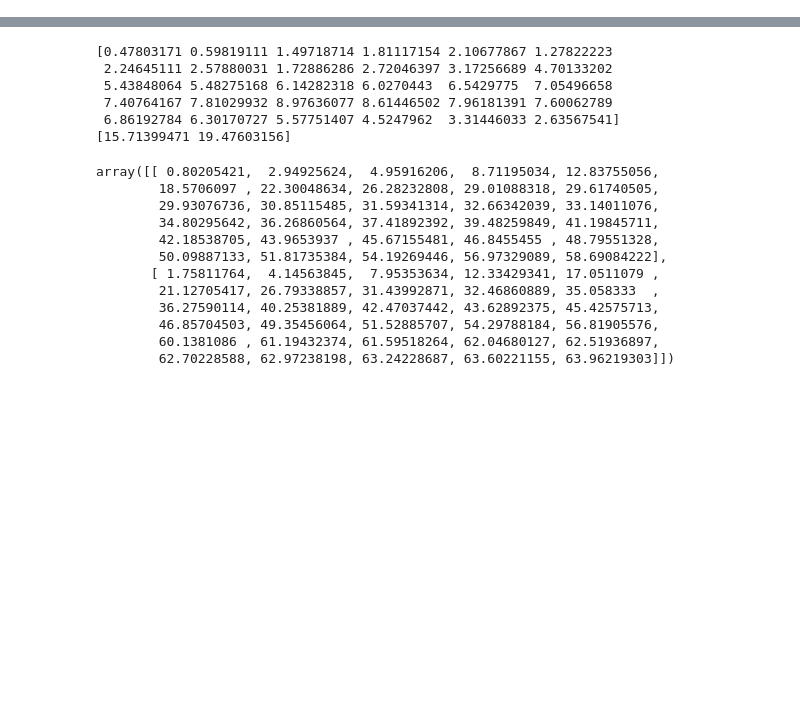
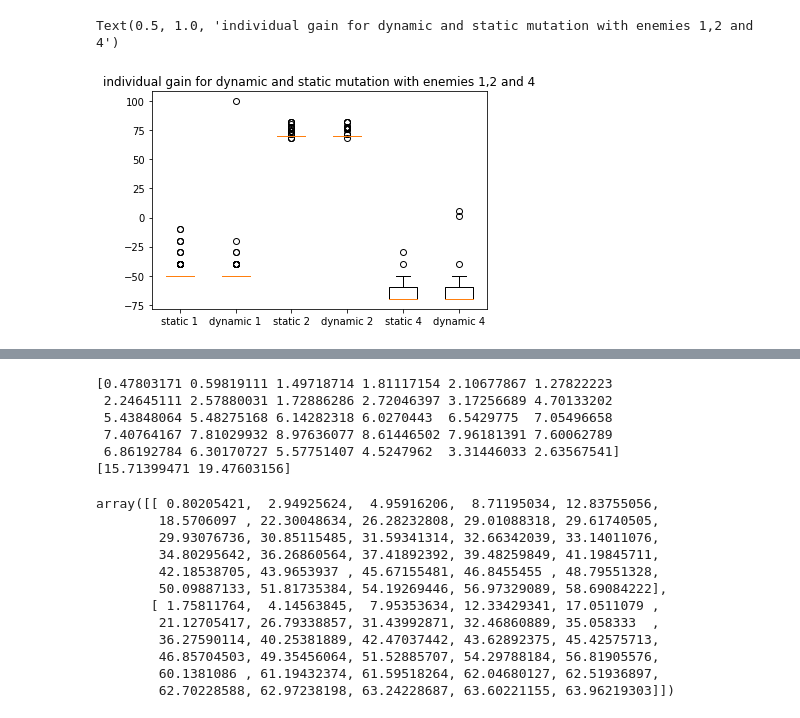
Before and after one commit to laurensjdv/evoman_framework, a Jupyter notebook: exp.ipynb, the cells around one changed output, grey strips where cells are left out. Cells and saved outputs as stored; diff of their text form; code cells hidden in the pictures; blank space fills up the shorter version.

```diff
--- a/exp.ipynb
+++ b/exp.ipynb
@@ -120,3 +235,10 @@ array([82, 82, 80, 76, 82, 80, 76, 78, 74, 72, 76, 76, 76, 76, 72, 70, 70,
+# %%
+plt.boxplot(gains)
+plt.xticks([1, 2, 3, 4, 5, 6], ["static 1", "dynamic 1", "static 2", "dynamic 2", "static 4", "dynamic 4"])
+plt.title('individual gain for dynamic and static mutation with enemies 1,2 and 4')
+# %% [output]
+Text(0.5, 1.0, 'individual gain for dynamic and static mutation with enemies 1,2 and 4')
+[figure, added]
 # %%
 means[:, 0]
 # %% [output]
```
Also changed, not shown: parts of 5 cells of this notebook, 1 other file.
